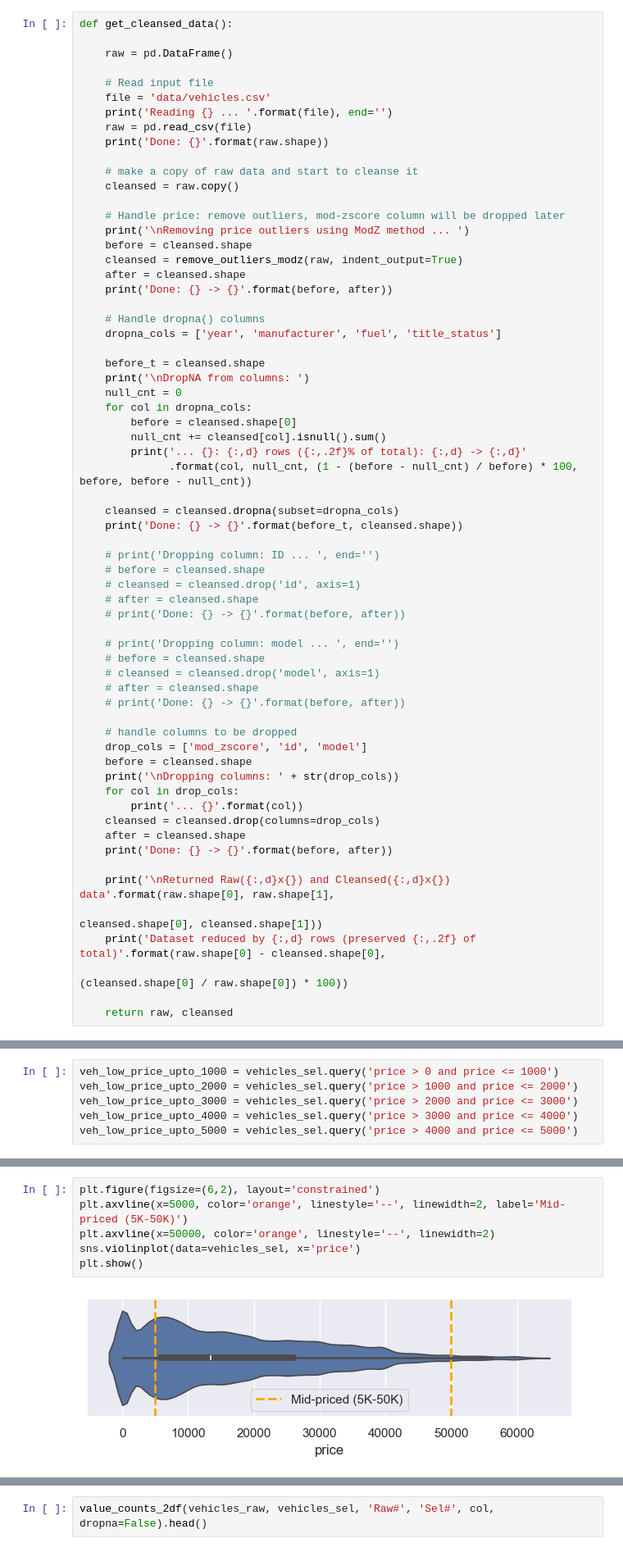
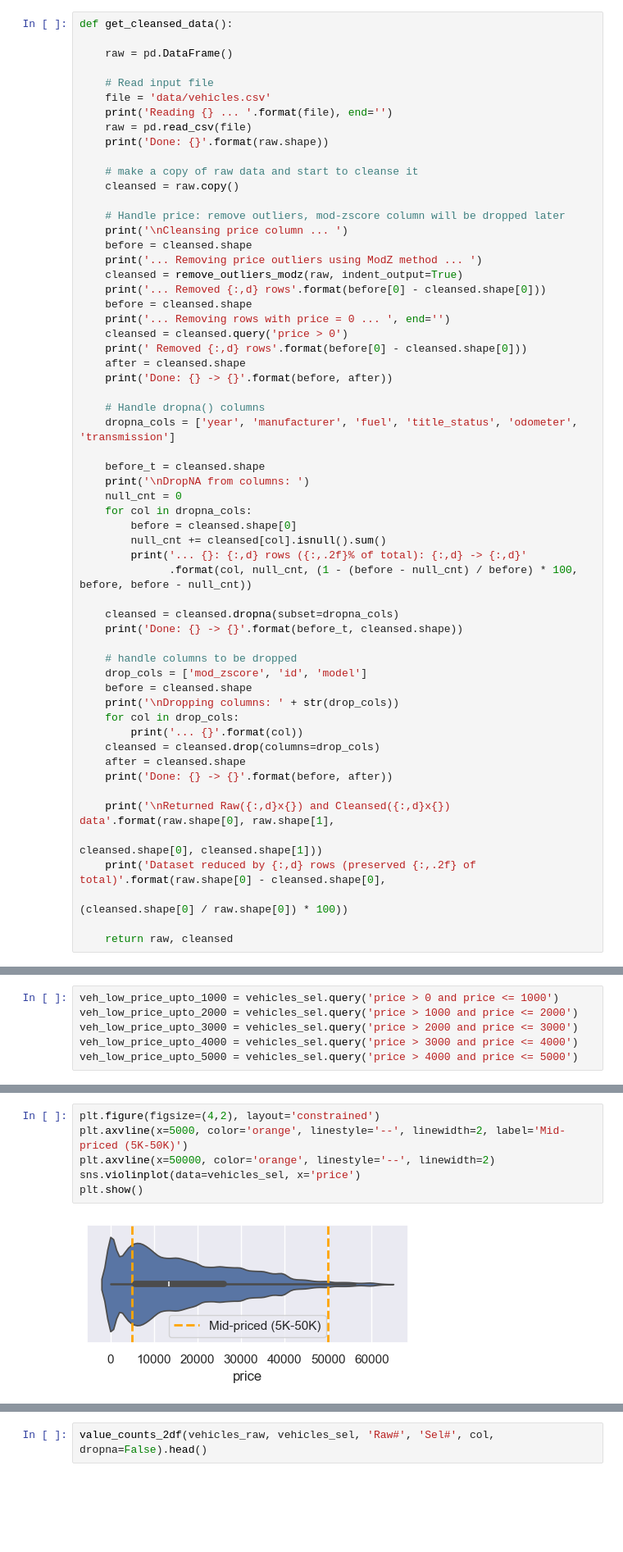
Before and after one commit to fazeelgm/UCB_ML_AI_PracticalApp_II, a Jupyter notebook: DataInvestigation.ipynb, the cells around one changed output, grey strips where cells are left out. Shown at 82% size. Cells and saved outputs as stored; diff of their text form; blank space fills up the shorter version.

Commit message:
checkpoint: Completed uni-variate cleansing

```diff
--- a/DataInvestigation.ipynb
+++ b/DataInvestigation.ipynb
@@ -89,14 +89,20 @@ def get_cleansed_data():
     cleansed = raw.copy()
 
     # Handle price: remove outliers, mod-zscore column will be dropped later
-    print('\nRemoving price outliers using ModZ method ... ')
+    print('\nCleansing price column ... ')
     before = cleansed.shape
+    print('... Removing price outliers using ModZ method ... ')
     cleansed = remove_outliers_modz(raw, indent_output=True)
+    print('... Removed {:,d} rows'.format(before[0] - cleansed.shape[0]))
+    before = cleansed.shape
+    print('... Removing rows with price = 0 ... ', end='')
+    cleansed = cleansed.query('price > 0')
+    print(' Removed {:,d} rows'.format(before[0] - cleansed.shape[0]))
     after = cleansed.shape
     print('Done: {} -> {}'.format(before, after))
 
     # Handle dropna() columns
-    dropna_cols = ['year', 'manufacturer', 'fuel', 'title_status']
+    dropna_cols = ['year', 'manufacturer', 'fuel', 'title_status', 'odometer', 'transmission']
 
     before_t = cleansed.shape
     print('\nDropNA from columns: ')
@@ -109,18 +115,6 @@ def get_cleansed_data():
 
     cleansed = cleansed.dropna(subset=dropna_cols)
     print('Done: {} -> {}'.format(before_t, cleansed.shape))
-
-    # print('Dropping column: ID ... ', end='')
-    # before = cleansed.shape
-    # cleansed = cleansed.drop('id', axis=1)
-    # after = cleansed.shape
-    # print('Done: {} -> {}'.format(before, after))
-
-    # print('Dropping column: model ... ', end='')
-    # before = cleansed.shape
-    # cleansed = cleansed.drop('model', axis=1)
-    # after = cleansed.shape
-    # print('Done: {} -> {}'.format(before, after))
 
     # handle columns to be dropped
     drop_cols = ['mod_zscore', 'id', 'model']
@@ -460,13 +454,13 @@ plt.show()
 
 ![](images/candidate-price-segments.png)
 # %%
-plt.figure(figsize=(6,2), layout='constrained')
+plt.figure(figsize=(4,2), layout='constrained')
 plt.axvline(x=5000, color='orange', linestyle='--', linewidth=2, label='Mid-priced (5K-50K)')
 plt.axvline(x=50000, color='orange', linestyle='--', linewidth=2)
 sns.violinplot(data=vehicles_sel, x='price')
 plt.show()
 # %% [output]
-[figure, old version]
+[figure, new version]
 # %%
 # Final candidate: Priced cars (price > 0) with outliers removed
 veh_priced_no_outliers = vehicles_sel.query('price > 0')
```
Also changed, not shown: parts of 67 cells of this notebook.
